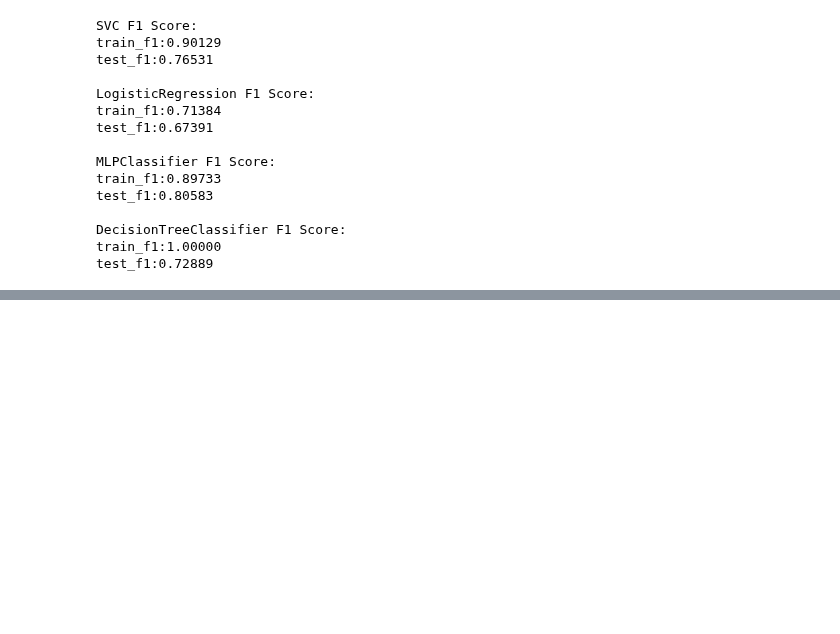
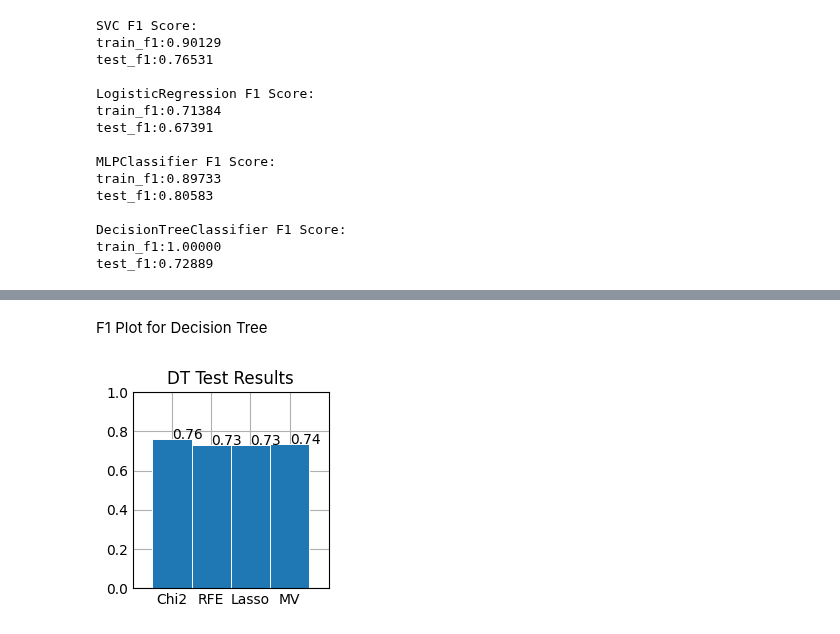
Before and after one commit to JoshPhang/CreditCardFraudDetection, a Jupyter notebook: FraudDetection.ipynb, the cells around one changed output, grey strips where cells are left out. Saved outputs shown, nothing was run; the diff lists cells and outputs as text; code cells hidden in the pictures; blank space fills up the shorter version.

```diff
--- a/FraudDetection.ipynb
+++ b/FraudDetection.ipynb
@@ -275,0 +372,18 @@ print(X_rfe)
+# %% [markdown]
+F1 Plot for Decision Tree
+# %%
+x = ['Chi2', 'RFE', 'Lasso', 'MV']
+y = [chi2_f1_score['DecisionTreeClassifier'], rfe_f1_score['DecisionTreeClassifier'], lasso_f1_score['DecisionTreeClassifier'], majority_f1_score['DecisionTreeClassifier']]
+
+fig, ax = plt.subplots()
+
+ax.bar(x, y, width=1, edgecolor="white", linewidth=0.7)
+
+ax.set(xlim=(-1, 4),
+       ylim=(0, 1),
+       title="DT Test Results")
+for i in range(len(x)):
+        plt.text(i,y[i],y[i].round(2))
+plt.show()
+# %% [output]
+[figure, added]
```
Also changed, not shown: parts of 14 cells of this notebook.
